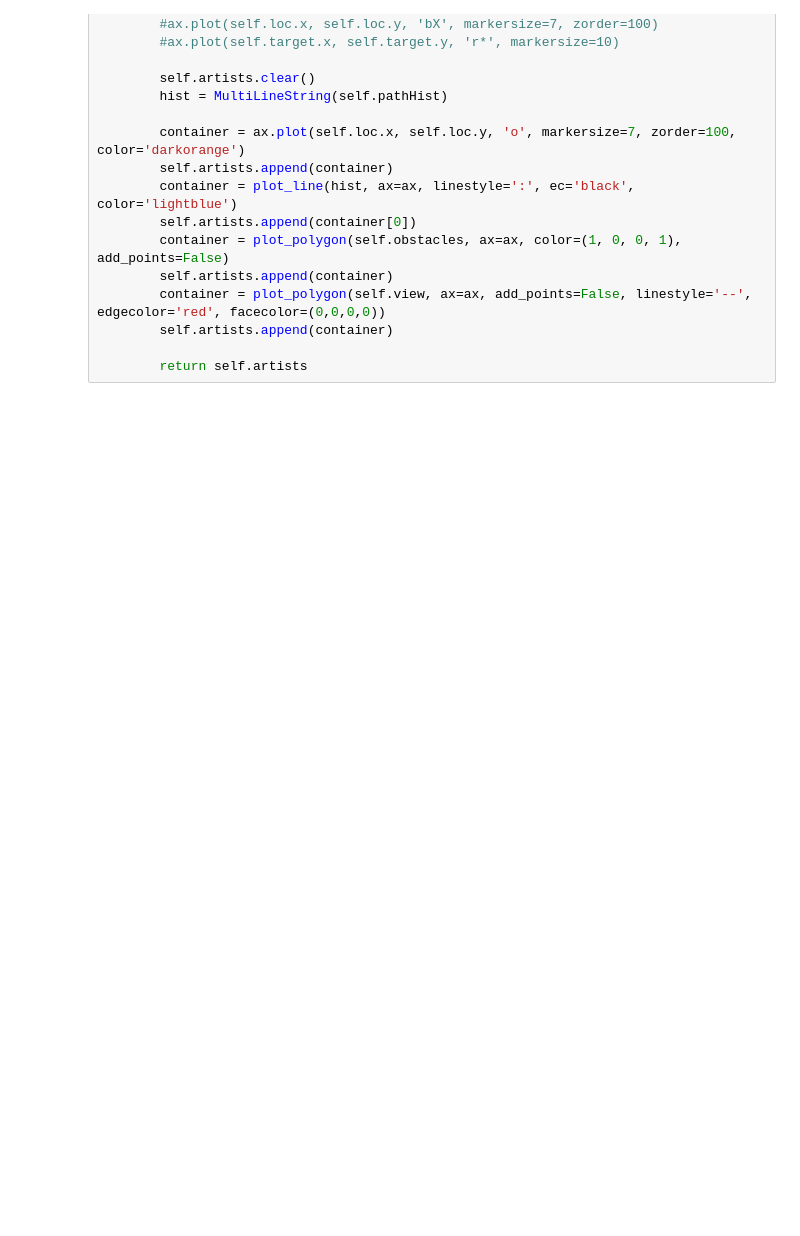
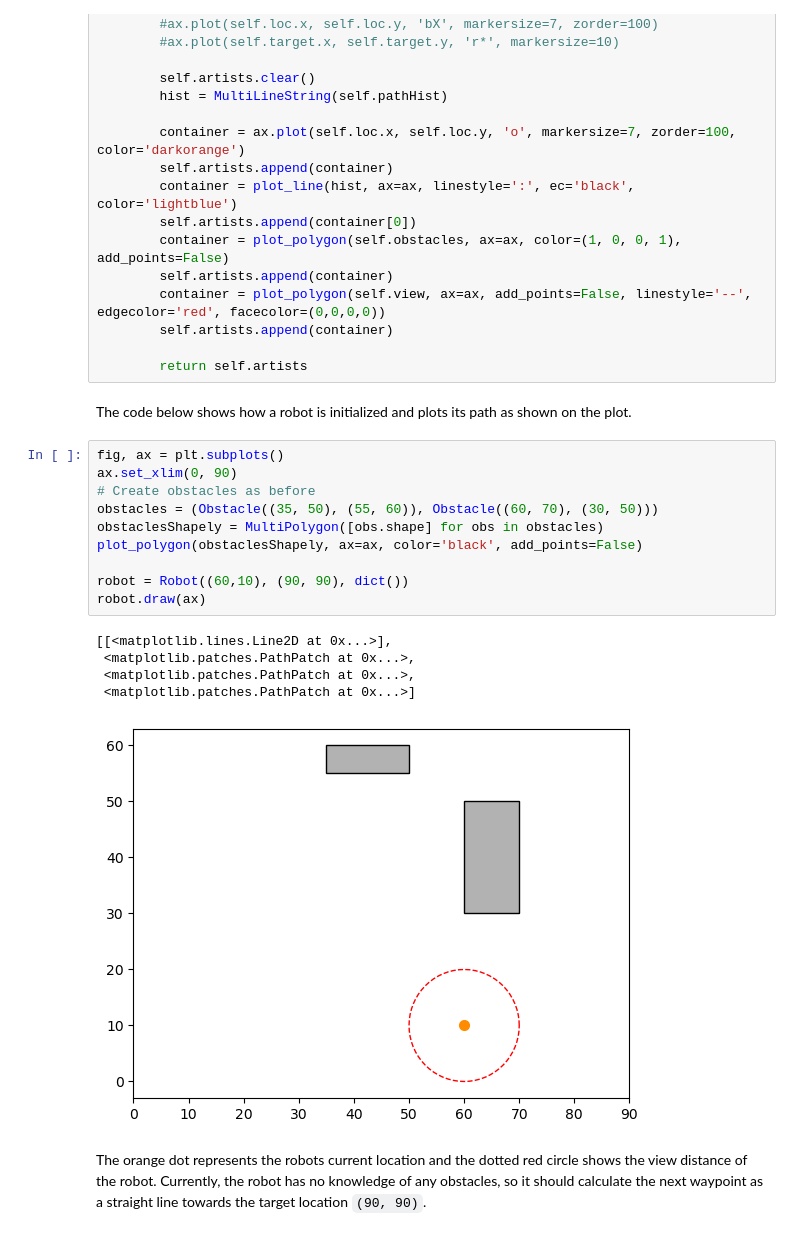
Before and after one commit to kphantha/ENGG3130_Project, a Jupyter notebook: evolutionary_pathplanning.ipynb, the cells around one changed output. Cells and saved outputs as stored; diff of their text form; blank space fills up the shorter version.

```diff
--- a/evolutionary_pathplanning.ipynb
+++ b/evolutionary_pathplanning.ipynb
@@ -104,3 +159,25 @@ class Robot:
         self.artists.append(container)
 
         return self.artists
+# %% [markdown]
+The code below shows how a robot is initialized and plots its path as shown on the plot.
+# %%
+fig, ax = plt.subplots()
+ax.set_xlim(0, 90)
+# Create obstacles as before
+obstacles = (Obstacle((35, 50), (55, 60)), Obstacle((60, 70), (30, 50)))
+obstaclesShapely = MultiPolygon([obs.shape] for obs in obstacles)
+plot_polygon(obstaclesShapely, ax=ax, color='black', add_points=False)
+
+robot = Robot((60,10), (90, 90), dict())
+robot.draw(ax)
+# %% [output]
+[[<matplotlib.lines.Line2D at 0x...>],
+ <matplotlib.patches.PathPatch at 0x...>,
+ <matplotlib.patches.PathPatch at 0x...>,
+ <matplotlib.patches.PathPatch at 0x...>]
+[figure, added]
+# %% [markdown]
+The orange dot represents the robots current location and the dotted red circle shows the view distance of the robot.
+Currently, the robot has no knowledge of any obstacles, so it should calculate the next waypoint as a straight line towards the
+target location ``(90, 90)``.
```
Also changed, not shown: parts of 18 cells of this notebook.
